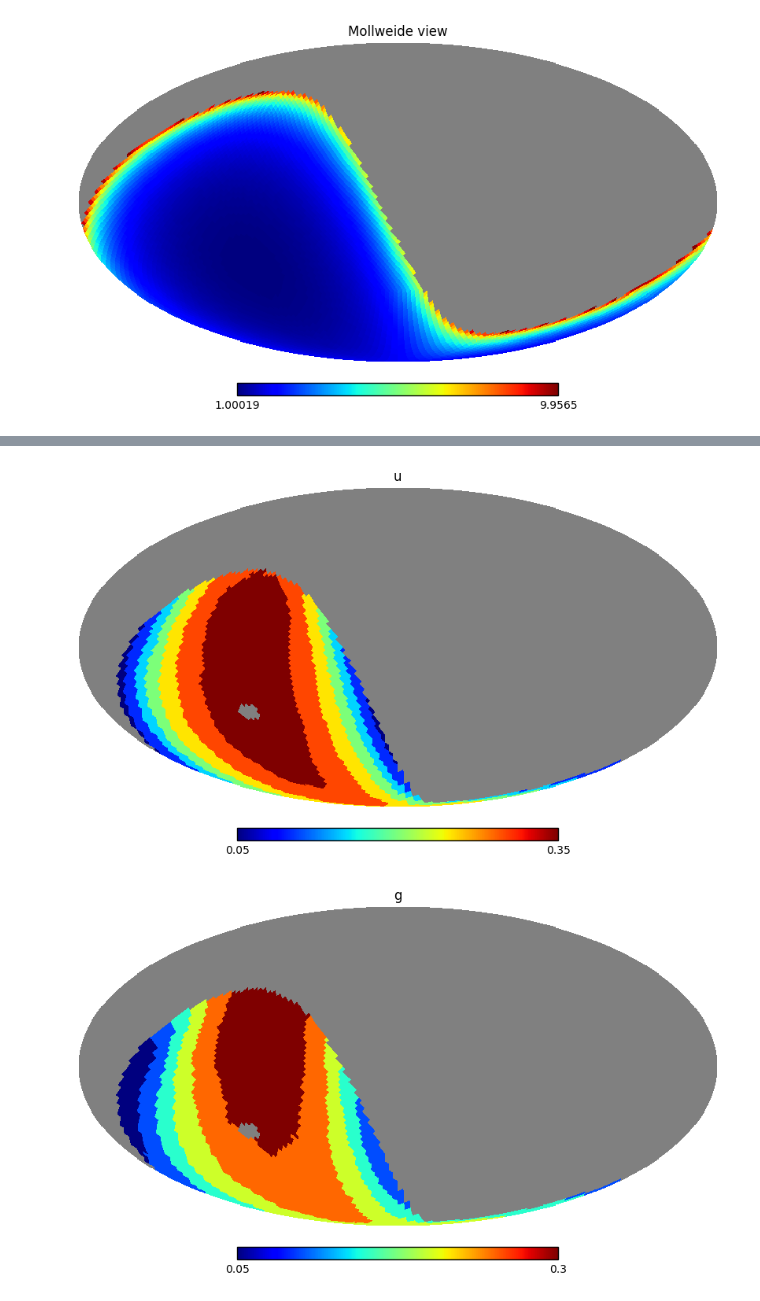
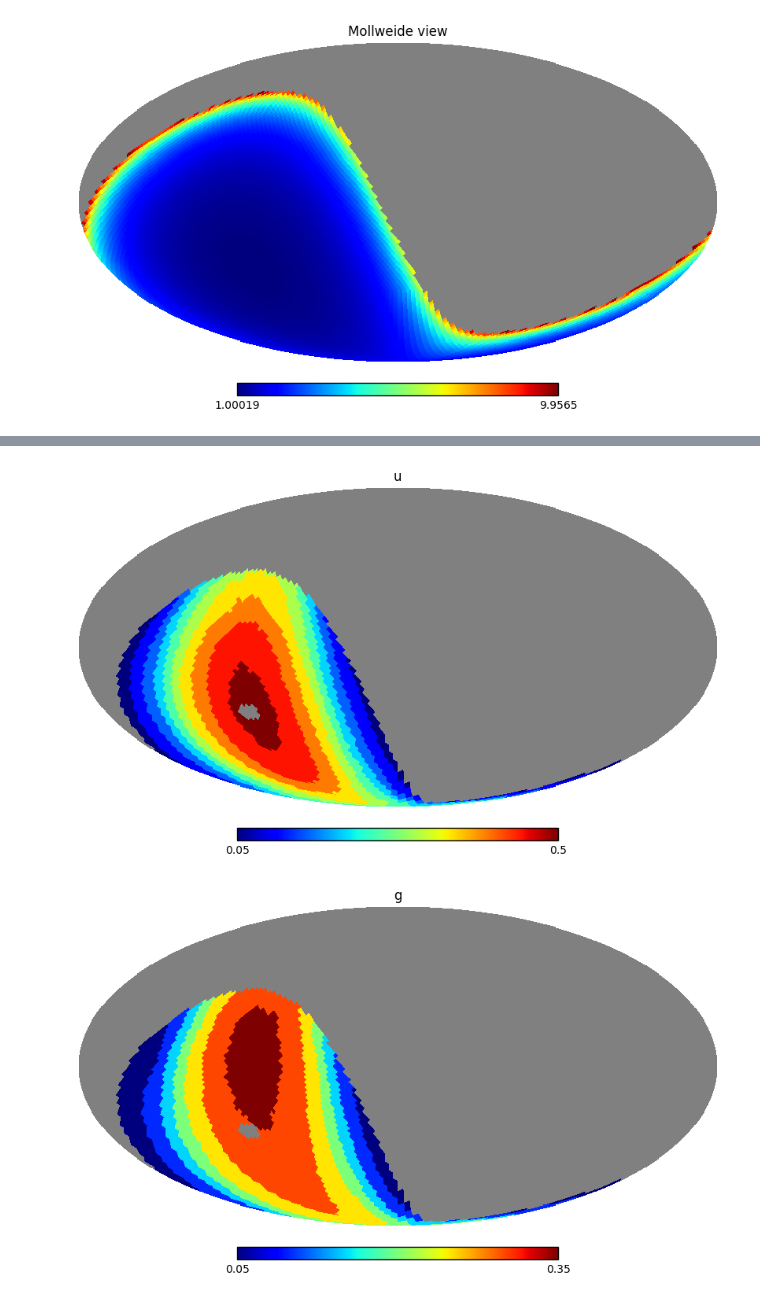
Before and after one commit to lsst-sims/legacy_sims_skybrightness_pre, a Jupyter notebook: examples/m5_percentile.ipynb, the cells around one changed output, grey strips where cells are left out. Drawn from its saved outputs; the diff is of its cells as text; code cells hidden in the pictures.

```diff
--- a/examples/m5_percentile.ipynb
+++ b/examples/m5_percentile.ipynb
@@ -8,21 +8,21 @@ import lsst.sims.skybrightness as sb1
 from lsst.sims.utils import m5_flat_sed
 # %%
 sm = sb.SkyModelPre(preload=False)
-mjd = 60364.0208333333#59760. #60364.0208333333
-mags = sm.returnMags(mjd)
+mjd0 = 60364.0208333333#59760. #60364.0208333333
+mags = sm.returnMags(mjd0)
 # %%
 hp.mollview(mags['r'])
 # %% [output]
 [figure]
 # %%
-am = sm.returnAirmass(mjd)
+am = sm.returnAirmass(mjd0)
 hp.mollview(am)
 # %% [output]
 [figure]
 # %%
 good = np.where(mags['r'] != hp.UNSEEN)
 m5 = mags['r']*0 + hp.UNSEEN
-m5[good] = m5_flat_sed('r', mags['r'][good], 0.7, 30., am[good])
+m5[good] = m5_flat_sed('r', mags['r'][good], 0.7*np.power(am[good], 0.6), 30., am[good])
 
 hp.mollview(m5)
 # %% [output]
@@ -36,10 +36,10 @@ hp.mollview(percentiles)
 # %%
 for fn in ['u','g','r','i','z','y']:
     good = np.where(mags[fn] != hp.UNSEEN)
     m5 = mags[fn]*0 + hp.UNSEEN
-    m5[good] = m5_flat_sed(fn, mags[fn][good], 0.7, 30., am[good])
+    m5[good] = m5_flat_sed(fn, mags[fn][good], 0.7*np.power(am[good], 0.6), 30., am[good])
     percentiles = m52per.m5map2percentile(m5, filtername=fn)
     hp.mollview(percentiles, title=fn)
 # %% [output]
-[figure, old version]
+[figure, new version]
-[figure, old version]
+[figure, new version]
```
Also changed, not shown: parts of 5 cells of this notebook, 1 other file.
